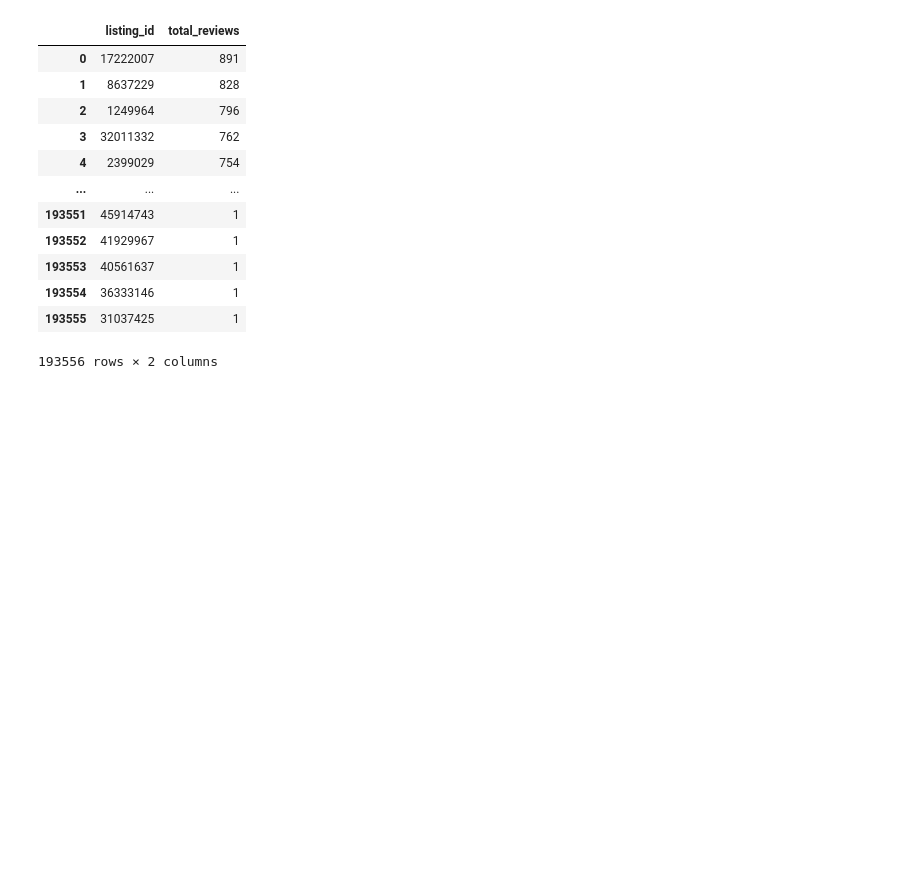
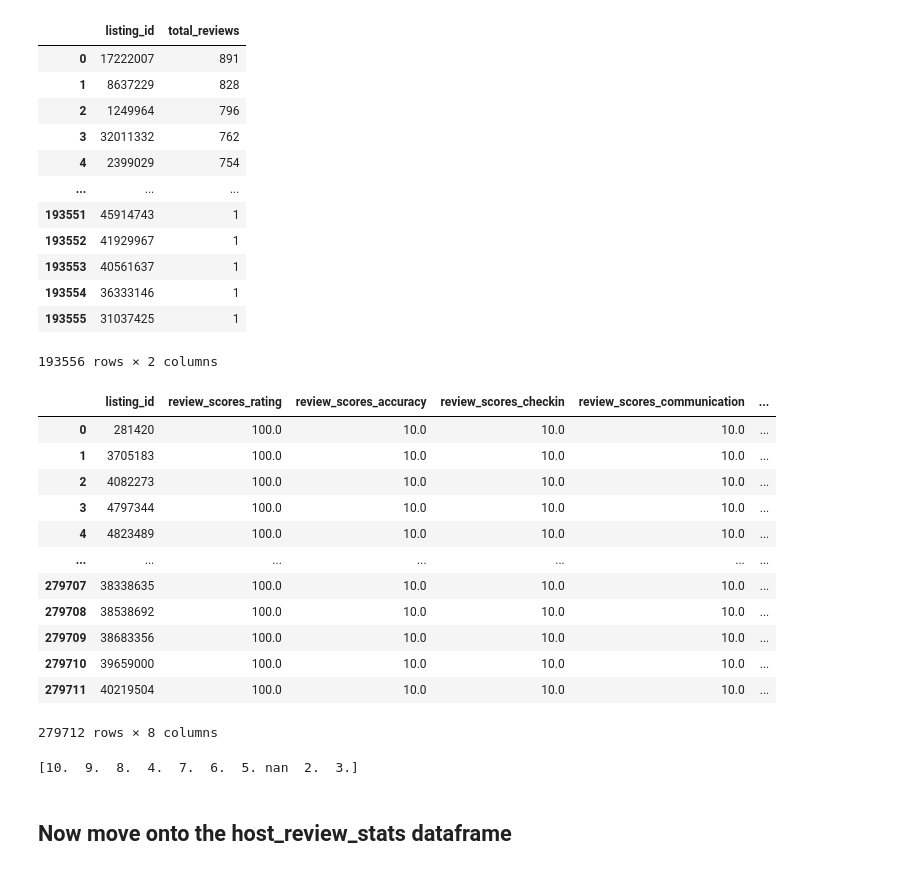
Before and after one commit to dkoski23/airbnb_etl, a Jupyter notebook: etl_project.ipynb, the cells around one changed output. Cells and saved outputs as stored; diff of their text form; code cells hidden in the pictures; blank space fills up the shorter version.

```diff
--- a/etl_project.ipynb
+++ b/etl_project.ipynb
@@ -80,0 +83,23 @@ listing_total_reviews
+# %%
+#left join listing_total_reviews with listing_review_stats
+listing_review_stats = pd.merge(listing_review_stats,listing_total_reviews,
+                                how="left", on="listing_id")
+listing_review_stats
+# %% [output]
+|  | listing_id | review_scores_rating | review_scores_accuracy | review_scores_checkin | review_scores_communication | ... |
+| 0 | 281420 | 100.0 | 10.0 | 10.0 | 10.0 | ... |
+| 1 | 3705183 | 100.0 | 10.0 | 10.0 | 10.0 | ... |
+| 2 | 4082273 | 100.0 | 10.0 | 10.0 | 10.0 | ... |
+| 3 | 4797344 | 100.0 | 10.0 | 10.0 | 10.0 | ... |
+| 4 | 4823489 | 100.0 | 10.0 | 10.0 | 10.0 | ... |
+| ... | ... | ... | ... | ... | ... | ... |
+| 279707 | 38338635 | 100.0 | 10.0 | 10.0 | 10.0 | ... |
+| 279708 | 38538692 | 100.0 | 10.0 | 10.0 | 10.0 | ... |
+| 279709 | 38683356 | 100.0 | 10.0 | 10.0 | 10.0 | ... |
+| 279710 | 39659000 | 100.0 | 10.0 | 10.0 | 10.0 | ... |
+| 279711 | 40219504 | 100.0 | 10.0 | 10.0 | 10.0 | ... |
+279712 rows × 8 columns
+# %%
+print(listing_review_stats["review_scores_accuracy"].unique())
+# %% [output]
+[10.  9.  8.  4.  7.  6.  5. nan  2.  3.]
@@ -80,0 +118,2 @@ listing_total_reviews
+# %% [markdown]
+## Now move onto the host_review_stats dataframe
```
Also changed, not shown: parts of 8 cells of this notebook.
